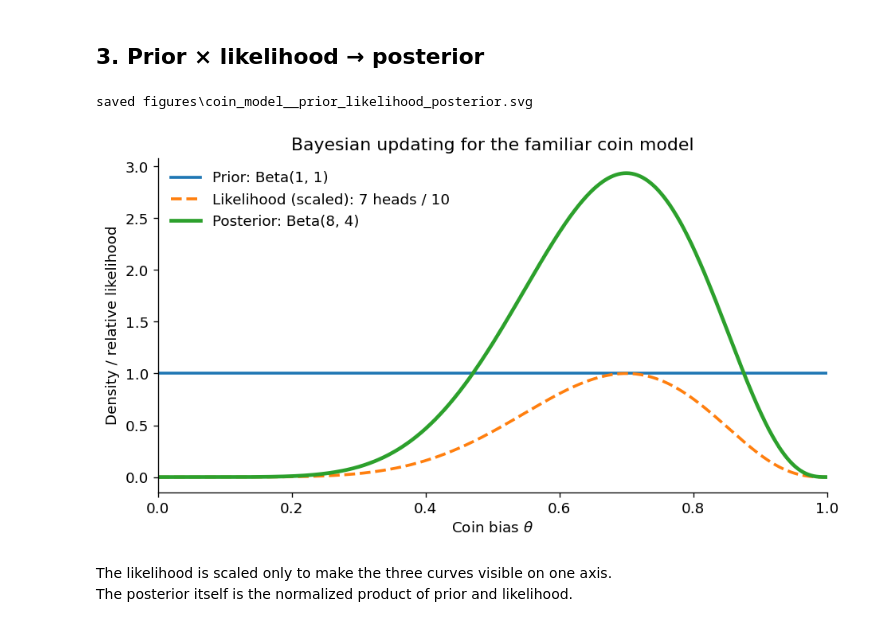
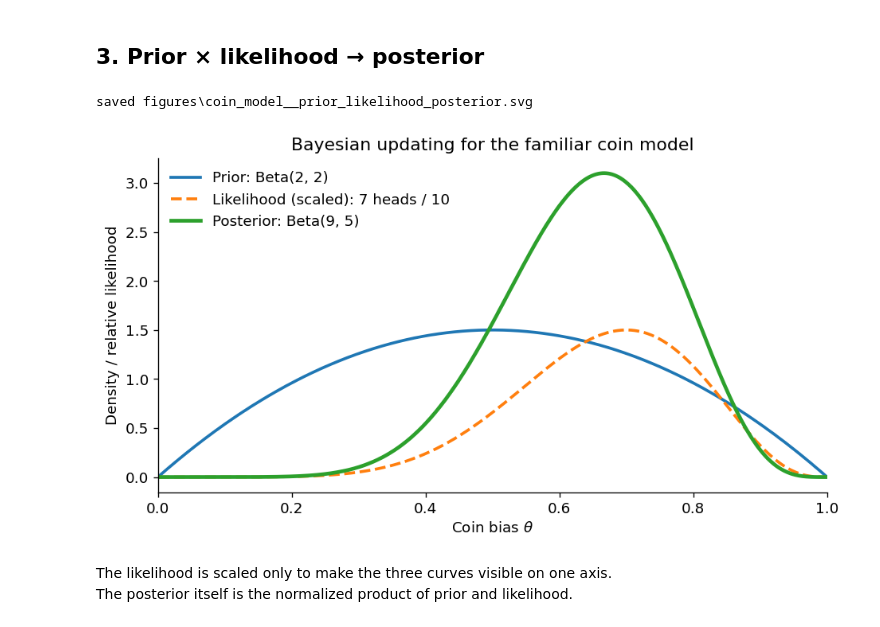
Before and after one commit to opherdonchin/ProbabilisticMachineLearning, a Jupyter notebook: Lectures/L01_Probability_Statistics/coin_model.ipynb, the cells around one changed output. Saved outputs shown, nothing was run; the diff lists cells and outputs as text; code cells hidden in the pictures.

```diff
--- a/Lectures/L01_Probability_Statistics/coin_model.ipynb
+++ b/Lectures/L01_Probability_Statistics/coin_model.ipynb
@@ -109,35 +109,35 @@ saved figures\coin_model__bernoulli_likelihood.svg
 ## 3. Prior × likelihood → posterior
 # %%
 # Familiar Beta-Binomial example
-alpha, beta_prior = 1, 1
+alpha, beta_prior = 2, 2
 n, z = 10, 7
 
 theta = np.linspace(0.001, 0.999, 1000)
 
 prior = beta.pdf(theta, alpha, beta_prior)
 likelihood = binom.pmf(z, n, theta)
 likelihood_scaled = likelihood / likelihood.max() * prior.max()
 posterior = beta.pdf(theta, alpha + z, beta_prior + n - z)
 
 fig, ax = plt.subplots(figsize=(8, 4.5))
-ax.plot(theta, prior, linewidth=2.2, label=r"Prior: Beta(1, 1)")
+ax.plot(theta, prior, linewidth=2.2, label=r"Prior: Beta(2, 2)")
 ax.plot(theta, likelihood_scaled, linewidth=2.2, linestyle="--",
         label=r"Likelihood (scaled): 7 heads / 10")
-ax.plot(theta, posterior, linewidth=2.8, label=r"Posterior: Beta(8, 4)")
+ax.plot(theta, posterior, linewidth=2.8, label=r"Posterior: Beta(9, 5)")
 ax.set(
     xlabel=r"Coin bias $\theta$",
     ylabel="Density / relative likelihood",
     xlim=(0, 1),
     title="Bayesian updating for the familiar coin model",
 )
 ax.legend(frameon=False)
 fig.tight_layout()
 
 save_svg(fig, "coin_model__prior_likelihood_posterior.svg")
 plt.show()
 # %% [output]
 saved figures\coin_model__prior_likelihood_posterior.svg
-[figure, old version]
+[figure, new version]
 # %% [markdown]
 The likelihood is scaled only to make the three curves visible on one axis.
 The posterior itself is the normalized product of prior and likelihood.
```
Also changed, not shown: parts of 2 cells of this notebook, 10 other files.
